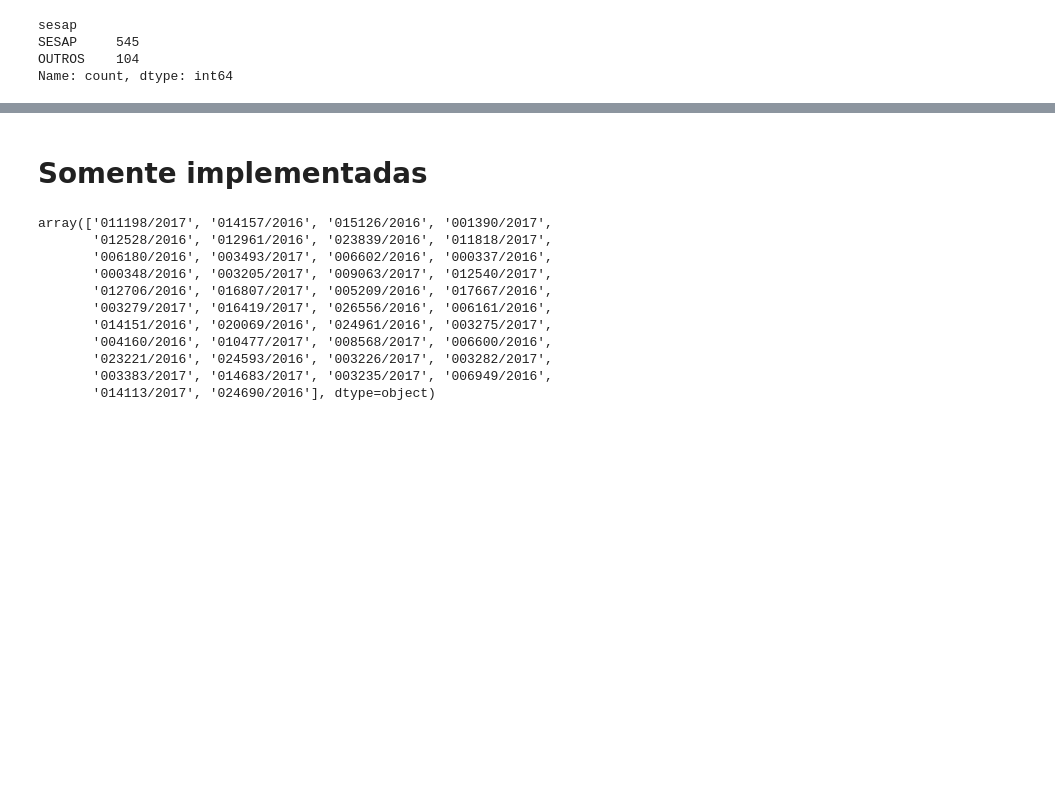
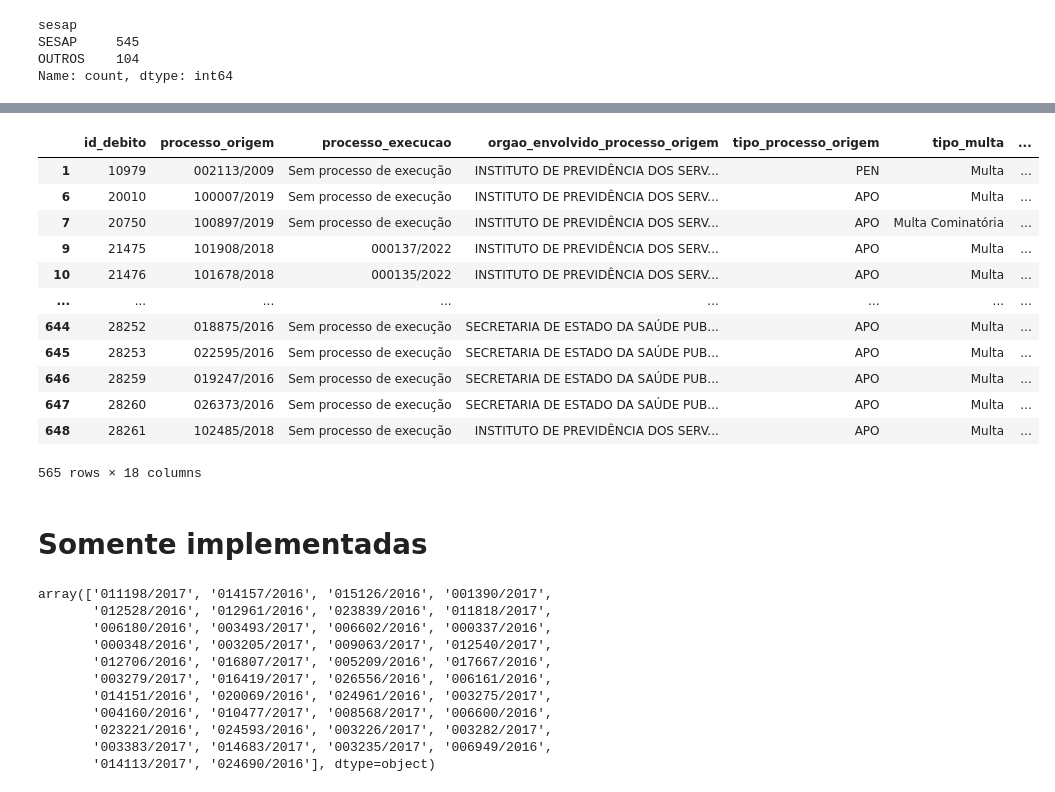
Before and after one commit to eduardoplima/ccd, a Jupyter notebook: scripts/vantagens_trans.ipynb, the cells around one changed output, grey strips where cells are left out. Drawn from its saved outputs; the diff is of its cells as text; code cells hidden in the pictures; blank space fills up the shorter version.

```diff
--- a/scripts/vantagens_trans.ipynb
+++ b/scripts/vantagens_trans.ipynb
@@ -450,3 +436,13 @@ Name: count, dtype: int64
 tab_debitos['processo_execucao'] = tab_debitos['processo_execucao'].apply(lambda x: 'Sem processo de execução' if x == '/' else x )
 # %%
 tab_debitos.to_excel('debitos_processos_nereu.xlsx', index=False)
+# %%
+mask = tab_debitos['votos_decisoes'].str.contains('Faz-se mister destacar, inicialmente, que já houve pronunciamento deste Tribunal, de sorte que não há que se falar em incidência, neste feito, do quanto assentado no Tema 445 de Repercussão Geral', na=False)
+tab_debitos.loc[mask, 'trechos_verba_voto'] = 'Voto verba transitória Thompson'
+# %%
+#manual
+
+mask_manual = tab_debitos['processo_origem'].isin(['000556/2017'])
+tab_debitos.loc[mask_manual, 'trechos_verba_voto'] = 'Voto verba transitória Thompson'
+# %%
+tab_debitos = tab_debitos[tab_debitos['processo_origem'] != '002261/2008']
@@ -537,3 +574,19 @@ Successfully installed PyMuPDF-1.26.1
+# %%
+tab_debitos[tab_debitos['status_divida'].str.contains('Aberto')]
+# %% [output]
+|  | id_debito | processo_origem | processo_execucao | orgao_envolvido_processo_origem | tipo_processo_origem | tipo_multa | ... |
+| 1 | 10979 | 002113/2009 | Sem processo de execução | INSTITUTO DE PREVIDÊNCIA DOS SERV... | PEN | Multa | ... |
+| 6 | 20010 | 100007/2019 | Sem processo de execução | INSTITUTO DE PREVIDÊNCIA DOS SERV... | APO | Multa | ... |
+| 7 | 20750 | 100897/2019 | Sem processo de execução | INSTITUTO DE PREVIDÊNCIA DOS SERV... | APO | Multa Cominatória | ... |
+| 9 | 21475 | 101908/2018 | 000137/2022 | INSTITUTO DE PREVIDÊNCIA DOS SERV... | APO | Multa | ... |
+| 10 | 21476 | 101678/2018 | 000135/2022 | INSTITUTO DE PREVIDÊNCIA DOS SERV... | APO | Multa | ... |
+| ... | ... | ... | ... | ... | ... | ... | ... |
+| 644 | 28252 | 018875/2016 | Sem processo de execução | SECRETARIA DE ESTADO DA SAÚDE PUB... | APO | Multa | ... |
+| 645 | 28253 | 022595/2016 | Sem processo de execução | SECRETARIA DE ESTADO DA SAÚDE PUB... | APO | Multa | ... |
+| 646 | 28259 | 019247/2016 | Sem processo de execução | SECRETARIA DE ESTADO DA SAÚDE PUB... | APO | Multa | ... |
+| 647 | 28260 | 026373/2016 | Sem processo de execução | SECRETARIA DE ESTADO DA SAÚDE PUB... | APO | Multa | ... |
+| 648 | 28261 | 102485/2018 | Sem processo de execução | INSTITUTO DE PREVIDÊNCIA DOS SERV... | APO | Multa | ... |
+565 rows × 18 columns
 # %% [markdown]
 # Somente implementadas
 # %%
```
Also changed, not shown: parts of 25 cells of this notebook, 5 other files.
